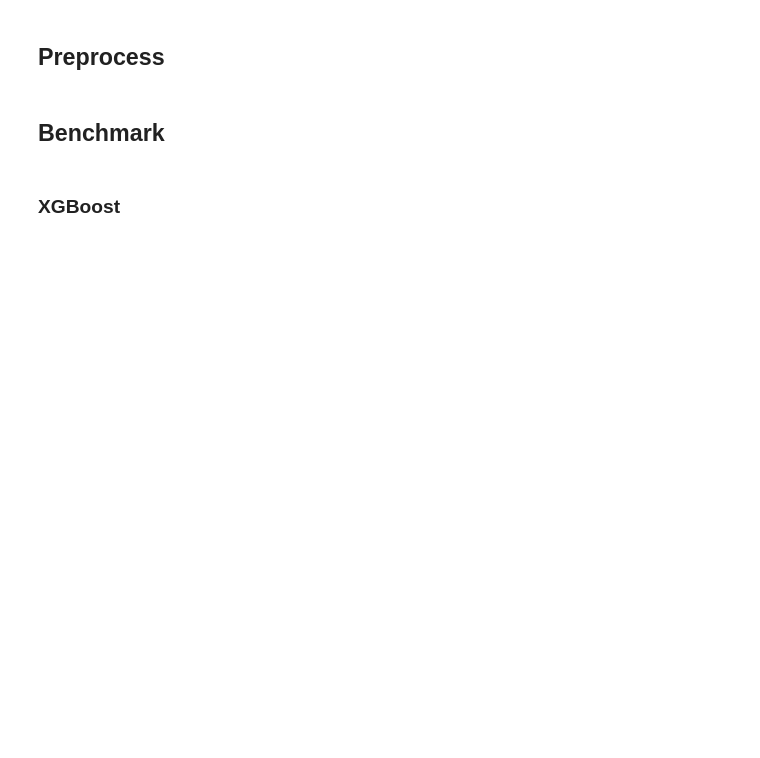
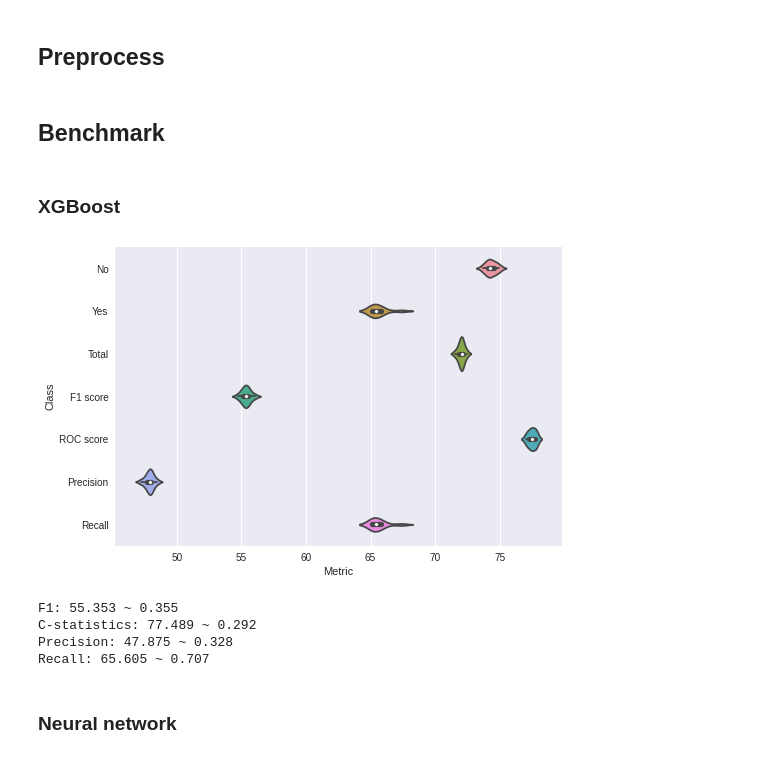
Before and after one commit to wwydmanski/hypernet-cnn, a Jupyter notebook: Benchmarks/Blastchar benchmark.ipynb, the cells around one changed output. Drawn from its saved outputs; the diff is of its cells as text; code cells hidden in the pictures; blank space fills up the shorter version.

```diff
--- a/Benchmarks/Blastchar benchmark.ipynb
+++ b/Benchmarks/Blastchar benchmark.ipynb
@@ -10,5 +10,11 @@ from tqdm import trange
 import torch
 import seaborn as sns
 import os
+import matplotlib.pyplot as plt
+from io import BytesIO
+import base64
+import time
+import datetime
 
+plt.style.use("seaborn")
 torch.set_default_dtype(torch.float32)
@@ -85,5 +111,8 @@ def get_dataloader(X, y, size=None, batch_size=32):
 # %%
-X_train, X_test, y_train, y_test = train_test_split(X, y)
+X_train, X_test, y_train, y_test = train_test_split(X, y, train_size=100)
+
+X_train, y_train = imblearn.over_sampling.RandomOverSampler(random_state=42).fit_resample(X_train, y_train)
+
 
 print("Training data:")
 show_fractions(y_train)
@@ -159,9 +231,26 @@ def test_model(model_fn, train_data, test_data, label_encoder=None, iters=10):
 # %%
 from xgboost import XGBClassifier
 # %%
-# xgb_dframe = test_model(lambda: XGBClassifier(verbosity=0, use_label_encoder=False),
-#                         (X_train, y_train),
-#                         (X_test, y_test),
-#                         label_encoder=y_label_enc, iters=1)
+def get_xgboost():
+    random_seed = np.random.randint(1024)
+    return XGBClassifier(
+        verbosity=0,
+        random_state=random_seed,
+        subsample=0.98,
+        use_label_encoder=False)
+
+xgb_dframe = test_model(get_xgboost,
+                        (X_train, y_train),
+                        (X_test, y_test),
+                        label_encoder=y_label_enc, iters=10)
+# %% [output]
+[figure, added]
 # %%
-# xgb_dframe
+print_statistics(xgb_dframe)
+# %% [output]
+F1: 55.353 ~ 0.355
+C-statistics: 77.489 ~ 0.292
+Precision: 47.875 ~ 0.328
+Recall: 65.605 ~ 0.707
+# %% [markdown]
+### Neural network
```
Also changed, not shown: parts of 34 cells of this notebook, 13 other files.
